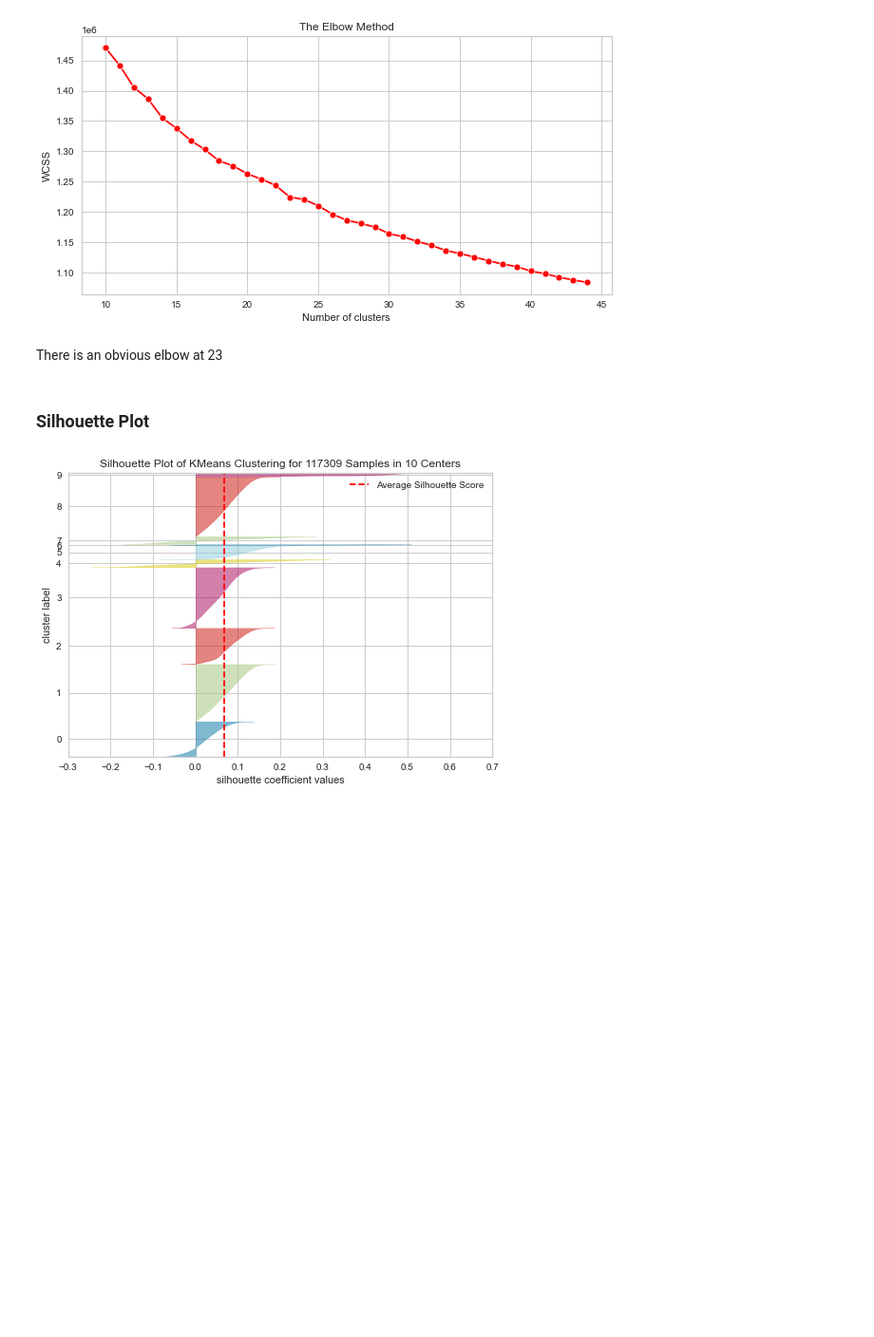
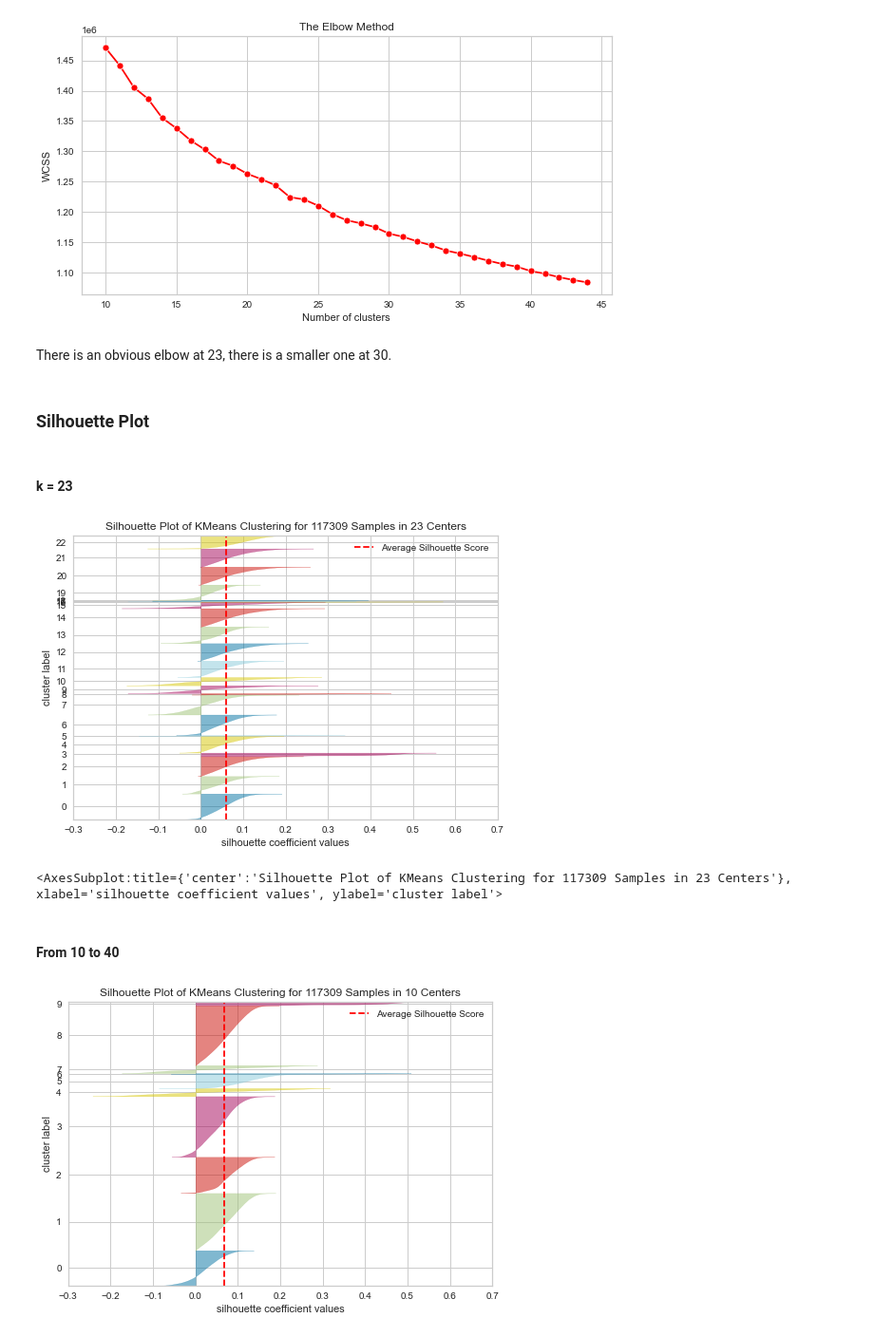
Before and after one commit to lynda-trad/Orders-Customer-Segmentation, a Jupyter notebook: Customer-Segmentation.ipynb, the cells around one changed output. Shown at 95% size. Saved outputs shown, nothing was run; the diff lists cells and outputs as text; code cells hidden in the pictures; blank space fills up the shorter version.

```diff
--- a/Customer-Segmentation.ipynb
+++ b/Customer-Segmentation.ipynb
@@ -263,9 +263,21 @@ plt.show()
 # %% [output]
 [figure]
 # %% [markdown]
-There is an obvious elbow at 23
+There is an obvious elbow at 23, there is a smaller one at 30.
 # %% [markdown]
 ### Silhouette Plot
+# %% [markdown]
+#### k = 23
+# %%
+km = KMeans(n_clusters=23, init='k-means++', n_init=10, max_iter=100, random_state=42)
+visualizer = SilhouetteVisualizer(km, colors='yellowbrick')
+visualizer.fit(X)
+visualizer.show()
+# %% [output]
+[figure, added]
+<AxesSubplot:title={'center':'Silhouette Plot of KMeans Clustering for 117309 Samples in 23 Centers'}, xlabel='silhouette coefficient values', ylabel='cluster label'>
+# %% [markdown]
+#### From 10 to 40
 # %%
 # fig, ax = plt.subplots(2, 2, figsize=(15,10))
 for i in [10, 20, 30, 40]:
```
